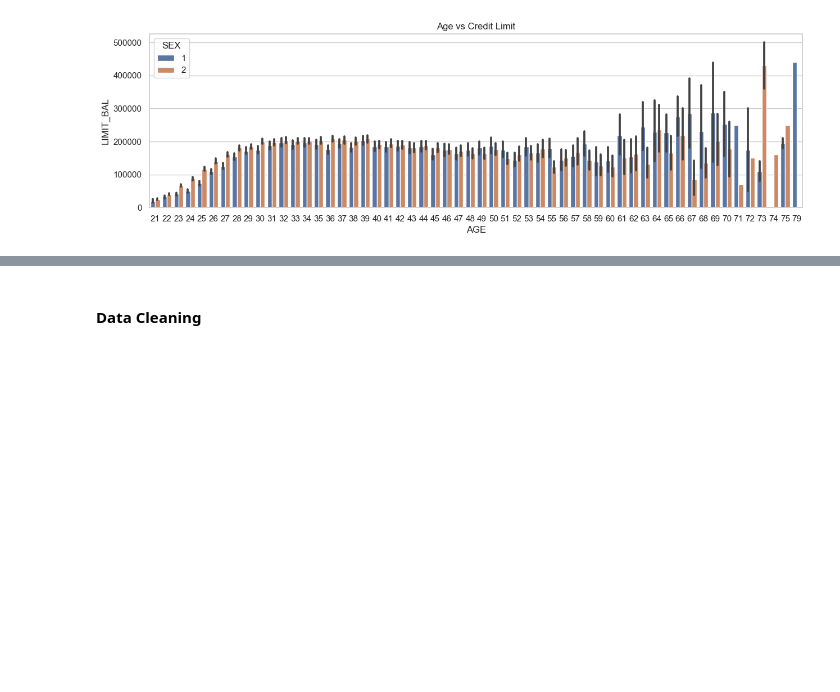
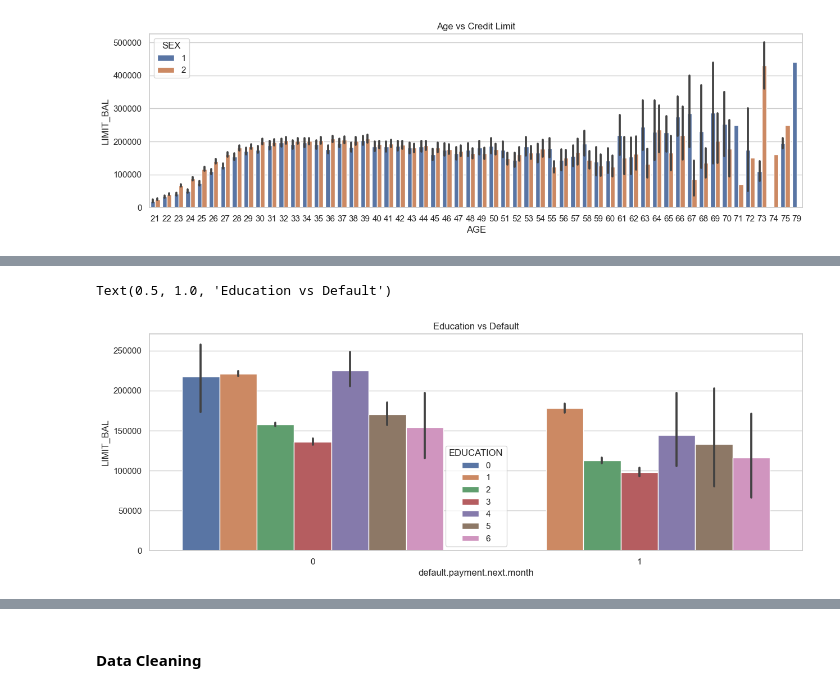
Before and after one commit to sabhashanki/Credit_Card_Default_iNeuron, a Jupyter notebook: credit_card.ipynb, the cells around one changed output, grey strips where cells are left out. Drawn from its saved outputs; the diff is of its cells as text; code cells hidden in the pictures; blank space fills up the shorter version.

```diff
--- a/credit_card.ipynb
+++ b/credit_card.ipynb
@@ -137,0 +179,7 @@ Text(0.5, 1.0, 'Age vs Credit Limit')
+# %%
+fig, education_default = plt.subplots(figsize = (15,5))
+education_default = sns.barplot(data = df, x = 'default.payment.next.month', y = 'LIMIT_BAL', hue = 'EDUCATION')
+education_default.set_title('Education vs Default')
+# %% [output]
+Text(0.5, 1.0, 'Education vs Default')
+[figure, added]
```
Also changed, not shown: parts of 8 cells of this notebook.
